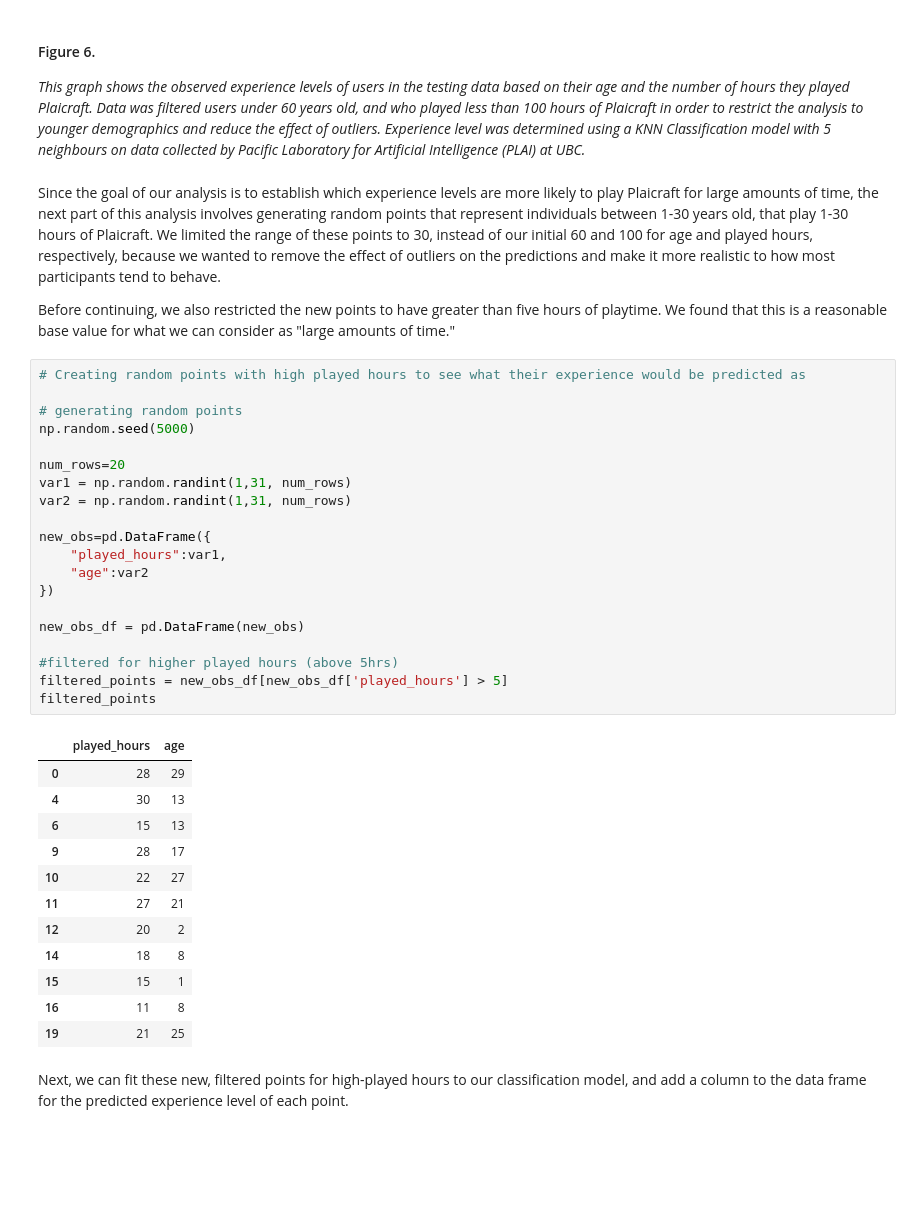
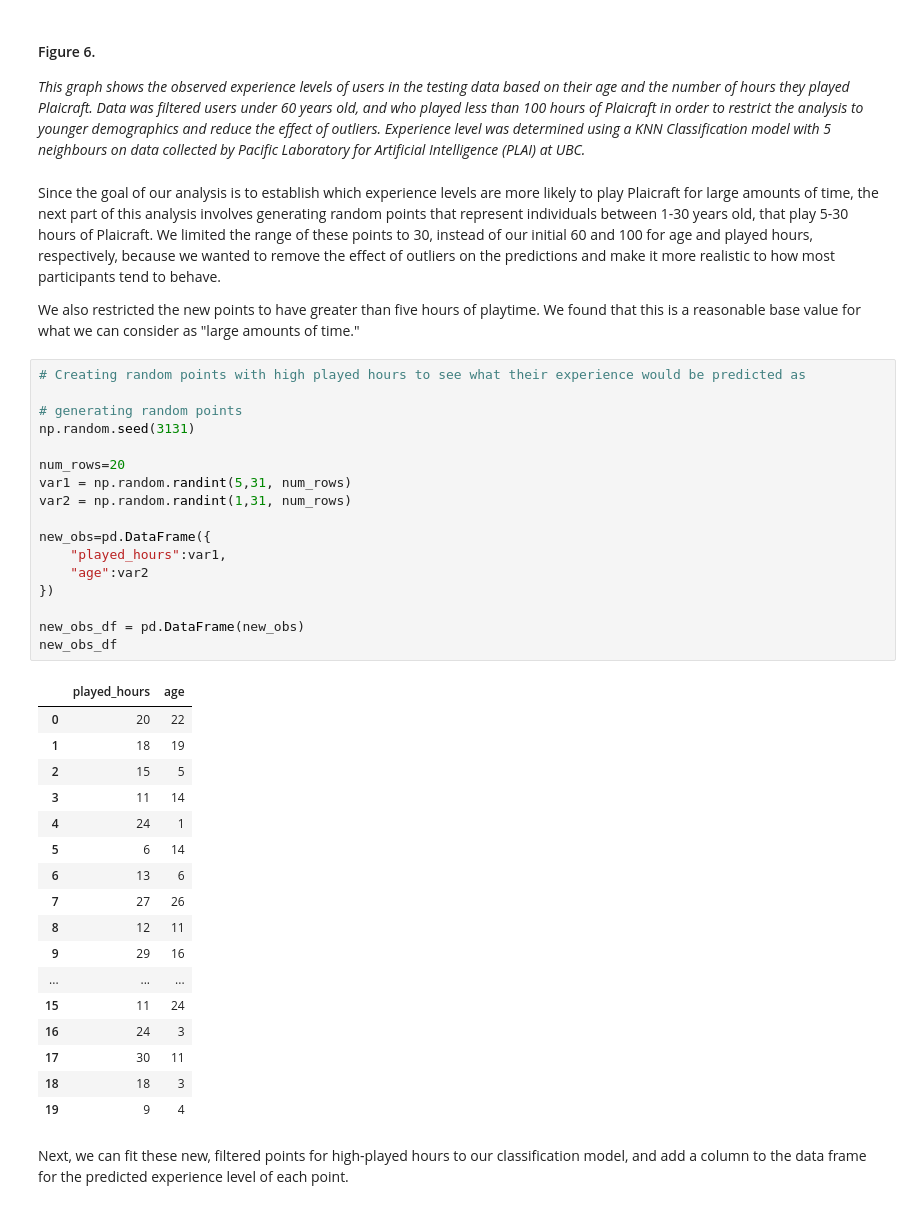
Before and after one commit to agallagh/DSCI-Project-Pt.-2, a Jupyter notebook: Master.ipynb, the cells around one changed output. Drawn from its saved outputs; the diff is of its cells as text; blank space fills up the shorter version.

```diff
--- a/Master.ipynb
+++ b/Master.ipynb
@@ -313,42 +313,44 @@ test_plot
 #### Figure 6.
 _This graph shows the observed experience levels of users in the testing data based on their age and the number of hours they played Plaicraft. Data was filtered users under 60 years old, and who played less than 100 hours of Plaicraft in order to restrict the analysis to younger demographics and reduce the effect of outliers. Experience level was determined using a KNN Classification model with 5 neighbours on data collected by Pacific Laboratory for Artificial Intelligence (PLAI) at UBC._
 # %% [markdown]
-Since the goal of our analysis is to establish which experience levels are more likely to play Plaicraft for large amounts of time, the next part of this analysis involves generating random points that represent individuals between 1-30 years old, that play 1-30 hours of Plaicraft. We limited the range of these points to 30, instead of our initial 60 and 100 for age and played hours, respectively, because we wanted to remove the effect of outliers on the predictions and make it more realistic to how most participants tend to behave.
+Since the goal of our analysis is to establish which experience levels are more likely to play Plaicraft for large amounts of time, the next part of this analysis involves generating random points that represent individuals between 1-30 years old, that play 5-30 hours of Plaicraft. We limited the range of these points to 30, instead of our initial 60 and 100 for age and played hours, respectively, because we wanted to remove the effect of outliers on the predictions and make it more realistic to how most participants tend to behave.
 
-Before continuing, we also restricted the new points to have greater than five hours of playtime. We found that this is a reasonable base value for what we can consider as "large amounts of time."
+We also restricted the new points to have greater than five hours of playtime. We found that this is a reasonable base value for what we can consider as "large amounts of time."
 # %%
 # Creating random points with high played hours to see what their experience would be predicted as
 
 # generating random points
-np.random.seed(5000)
+np.random.seed(3131)
 
 num_rows=20
-var1 = np.random.randint(1,31, num_rows)
+var1 = np.random.randint(5,31, num_rows)
 var2 = np.random.randint(1,31, num_rows)
 
 new_obs=pd.DataFrame({
     "played_hours":var1,
     "age":var2
 })
 
 new_obs_df = pd.DataFrame(new_obs)
-
-#filtered for higher played hours (above 5hrs)
-filtered_points = new_obs_df[new_obs_df['played_hours'] > 5]
-filtered_points
+new_obs_df
 # %% [output]
 |  | played_hours | age |
-| 0 | 28 | 29 |
-| 4 | 30 | 13 |
-| 6 | 15 | 13 |
-| 9 | 28 | 17 |
-| 10 | 22 | 27 |
-| 11 | 27 | 21 |
-| 12 | 20 | 2 |
-| 14 | 18 | 8 |
-| 15 | 15 | 1 |
-| 16 | 11 | 8 |
-| 19 | 21 | 25 |
+| 0 | 20 | 22 |
+| 1 | 18 | 19 |
+| 2 | 15 | 5 |
+| 3 | 11 | 14 |
+| 4 | 24 | 1 |
+| 5 | 6 | 14 |
+| 6 | 13 | 6 |
+| 7 | 27 | 26 |
+| 8 | 12 | 11 |
+| 9 | 29 | 16 |
+| ... | ... | ... |
+| 15 | 11 | 24 |
+| 16 | 24 | 3 |
+| 17 | 30 | 11 |
+| 18 | 18 | 3 |
+| 19 | 9 | 4 |
 # %% [markdown]
 Next, we can fit these new, filtered points for high-played hours to our classification model, and add a column to the data frame for the predicted experience level of each point.
 # %%
```
Also changed, not shown: parts of 6 cells of this notebook.
